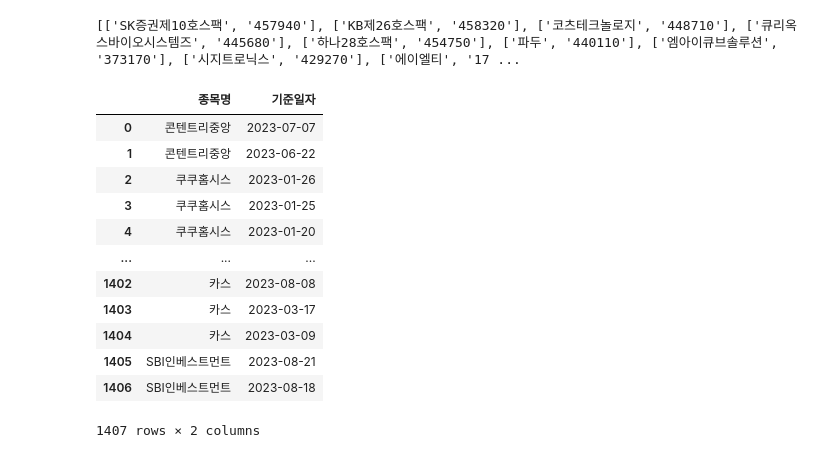
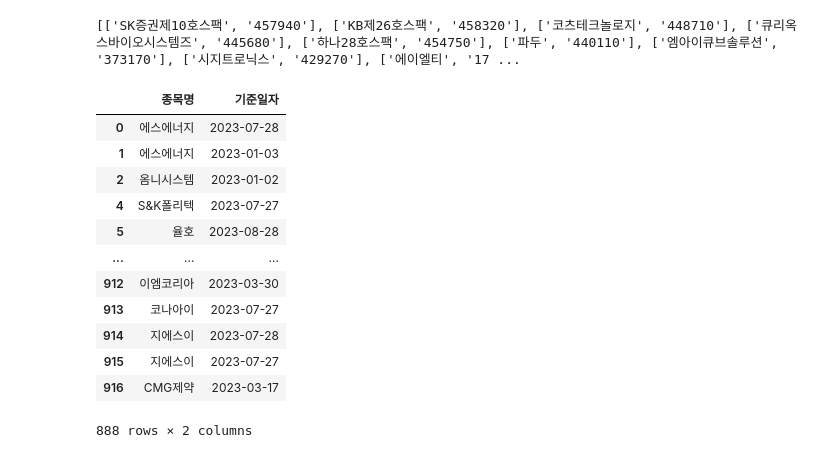
Before and after one commit to leechanhoe/Stock-Prediction-Project, a Jupyter notebook: 프로젝트결론/train_kospi90_kosdaq500/ipynb파일/상승검증_파일로정리.ipynb, the cells around one changed output. Cells and saved outputs as stored; diff of their text form; code cells hidden in the pictures.

```diff
--- a/프로젝트결론/train_kospi90_kosdaq500/ipynb파일/상승검증_파일로정리.ipynb
+++ b/프로젝트결론/train_kospi90_kosdaq500/ipynb파일/상승검증_파일로정리.ipynb
@@ -55,23 +55,28 @@ print(kosdaq)
 [['SK증권제10호스팩', '457940'], ['KB제26호스팩', '458320'], ['코츠테크놀로지', '448710'], ['큐리옥스바이오시스템즈', '445680'], ['하나28호스팩', '454750'], ['파두', '440110'], ['엠아이큐브솔루션', '373170'], ['시지트로닉스', '429270'], ['에이엘티', '17 ...
 # %%
 stock_codes = dict(kospi + kosdaq)
-# %%
-df = pd.read_excel('앙상블2023상승검증.xlsx')
-df
-# %% [output]
-|  | 종목명 | 기준일자 |
-| 0 | 콘텐트리중앙 | 2023-07-07 |
-| 1 | 콘텐트리중앙 | 2023-06-22 |
-| 2 | 쿠쿠홈시스 | 2023-01-26 |
-| 3 | 쿠쿠홈시스 | 2023-01-25 |
-| 4 | 쿠쿠홈시스 | 2023-01-20 |
-| ... | ... | ... |
-| 1402 | 카스 | 2023-08-08 |
-| 1403 | 카스 | 2023-03-17 |
-| 1404 | 카스 | 2023-03-09 |
-| 1405 | SBI인베스트먼트 | 2023-08-21 |
-| 1406 | SBI인베스트먼트 | 2023-08-18 |
-1407 rows × 2 columns
+# %%
+df = pd.read_excel('앙상블2023상승검증_코스닥_2.xlsx')
+
+if df['기준일자'].dtype == 'object':
+    df['기준일자'] = pd.to_datetime(df['기준일자'])
+df = df[df['기준일자'].dt.year >= 2023]
+
+df
+# %% [output]
+|  | 종목명 | 기준일자 |
+| 0 | 에스에너지 | 2023-07-28 |
+| 1 | 에스에너지 | 2023-01-03 |
+| 2 | 옴니시스템 | 2023-01-02 |
+| 4 | S&K폴리텍 | 2023-07-27 |
+| 5 | 율호 | 2023-08-28 |
+| ... | ... | ... |
+| 912 | 이엠코리아 | 2023-03-30 |
+| 913 | 코나아이 | 2023-07-27 |
+| 914 | 지에스이 | 2023-07-28 |
+| 915 | 지에스이 | 2023-07-27 |
+| 916 | CMG제약 | 2023-03-17 |
+888 rows × 2 columns
 # %%
 def get_stock_data(row, code_dict=kosdaq):
     stock_code = stock_codes.get(row['종목명'])
```
Also changed, not shown: parts of 9 cells of this notebook, 8 other files.
